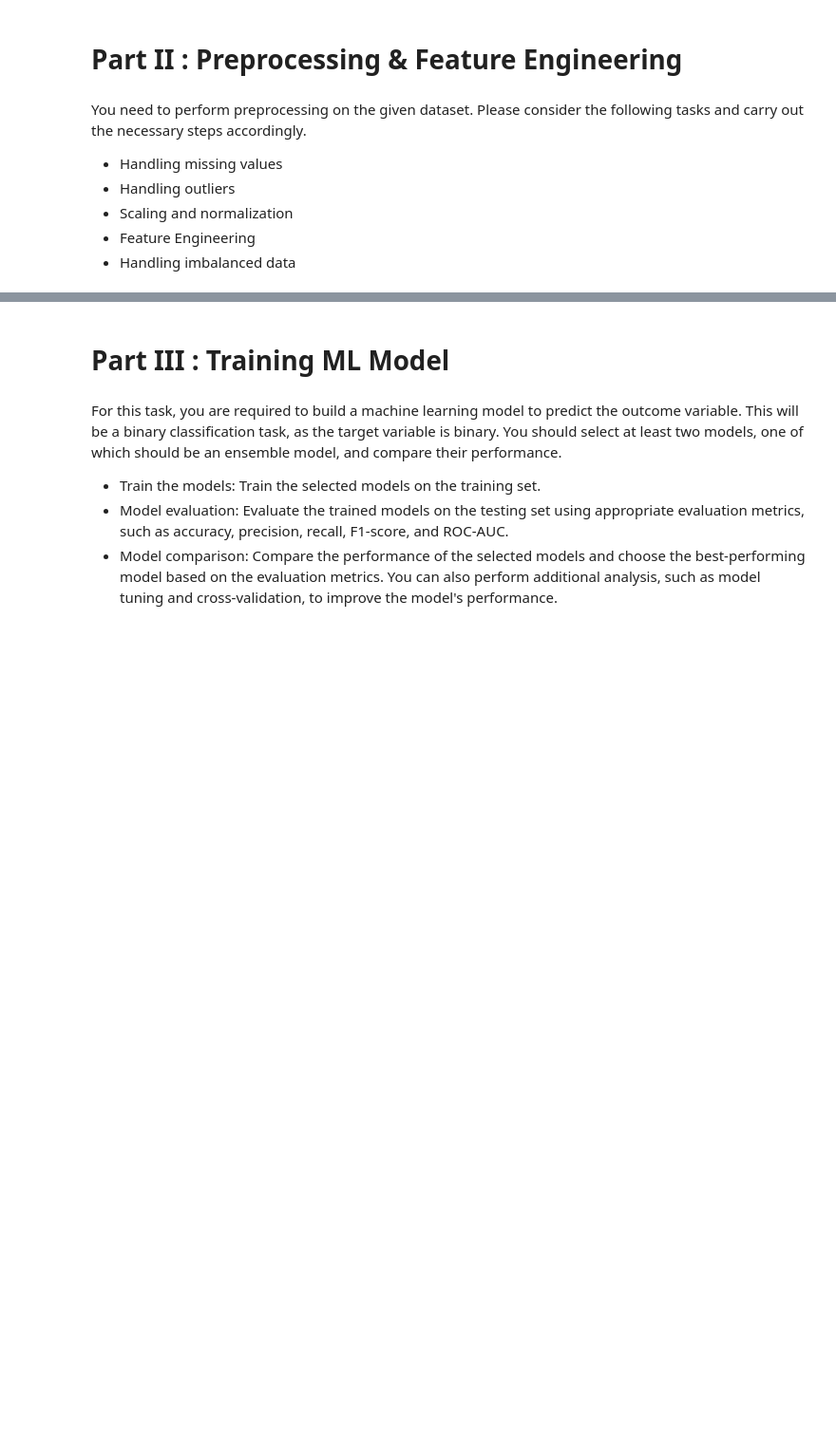
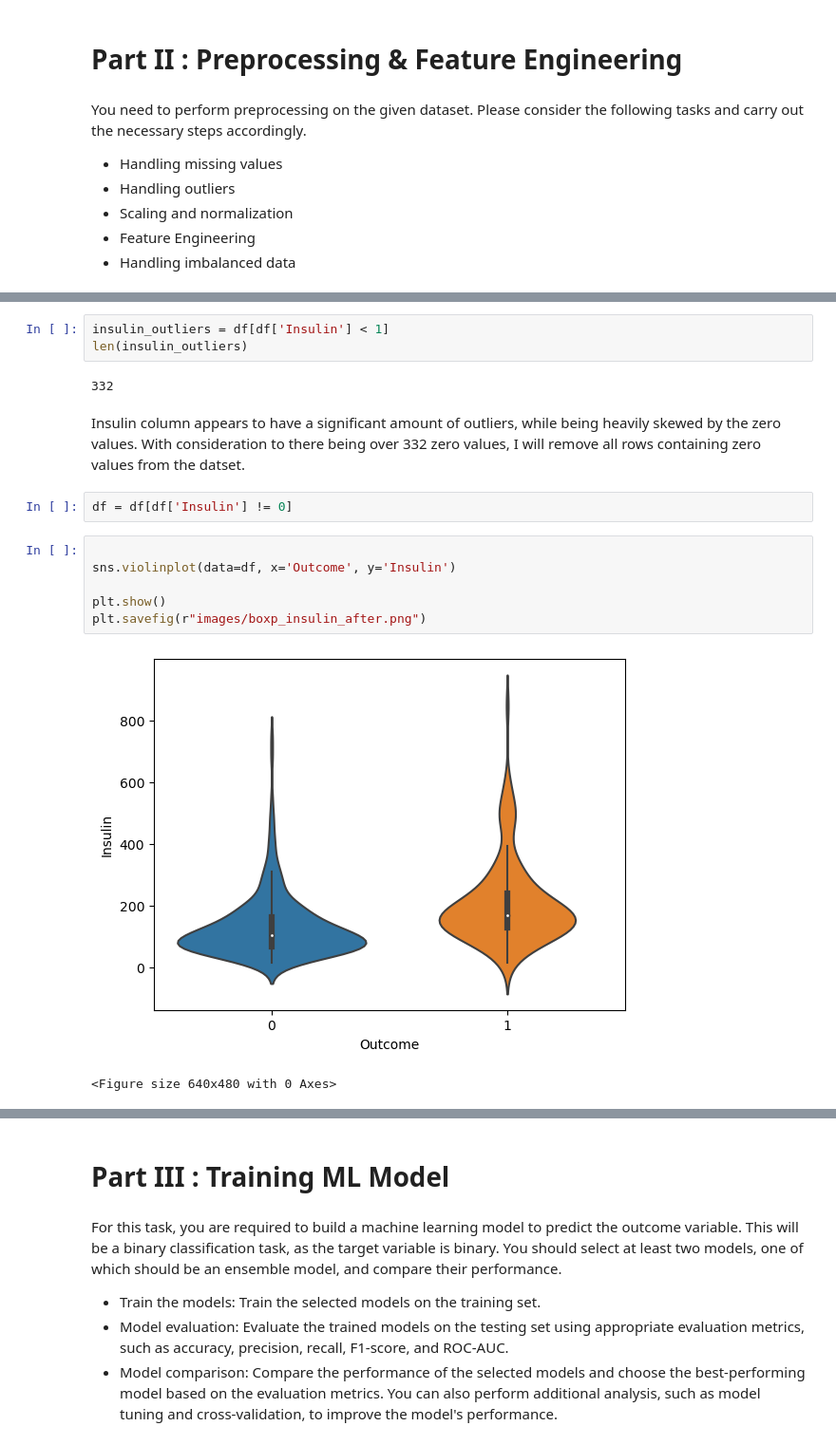
Before and after one commit to RRPharaoh/ml-project-supervised-learning, a Jupyter notebook: Supervised Learning - Project.ipynb, the cells around one changed output, grey strips where cells are left out. Shown at 95% size. Saved outputs shown, nothing was run; the diff lists cells and outputs as text; blank space fills up the shorter version.

```diff
--- a/Supervised Learning - Project.ipynb
+++ b/Supervised Learning - Project.ipynb
@@ -172,0 +262,18 @@ You need to perform preprocessing on the given dataset. Please consider the foll
+# %%
+insulin_outliers = df[df['Insulin'] < 1]
+len(insulin_outliers)
+# %% [output]
+332
+# %% [markdown]
+Insulin column appears to have a significant amount of outliers, while being heavily skewed by the zero values. With consideration to there being over 332 zero values, I will remove all rows containing zero values from the datset.
+# %%
+df = df[df['Insulin'] != 0]
+# %%
+
+sns.violinplot(data=df, x='Outcome', y='Insulin')
+
+plt.show()
+plt.savefig(r"images/boxp_insulin_after.png")
+# %% [output]
+[figure, added]
+<Figure size 640x480 with 0 Axes>
```
Also changed, not shown: parts of 22 cells of this notebook, 4 other files.
